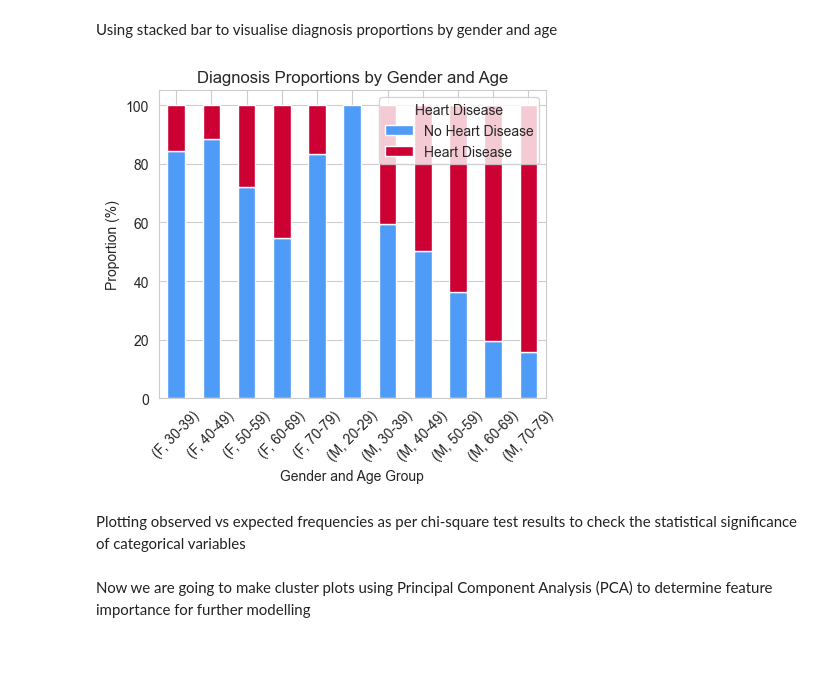
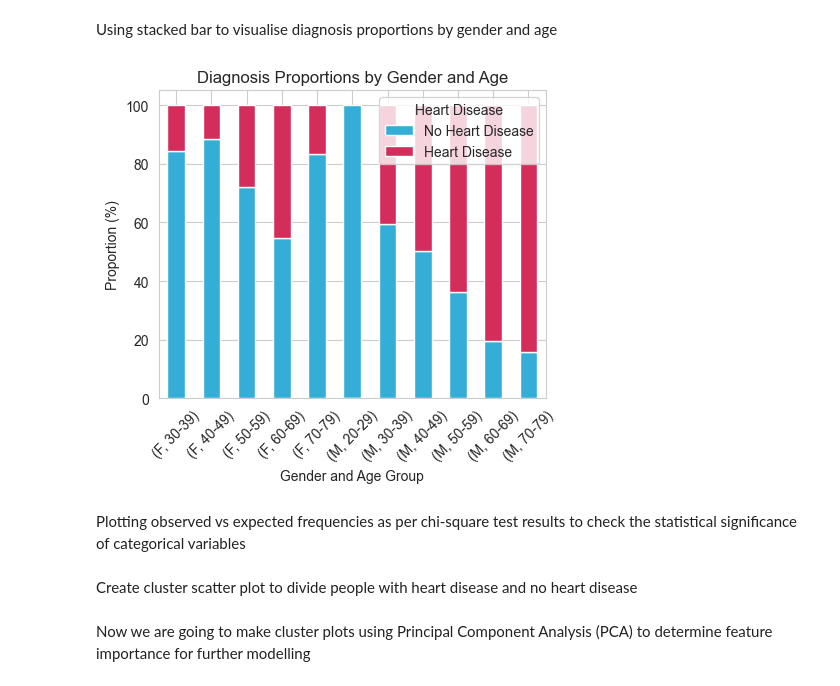
Before and after one commit to Iqra-qbl/Heart-Failure-Risk-Analysis, a Jupyter notebook: jupyter_notebooks/2. Data Visualisations.ipynb, the cells around one changed output. Drawn from its saved outputs; the diff is of its cells as text; code cells hidden in the pictures; blank space fills up the shorter version.

```diff
--- a/jupyter_notebooks/2. Data Visualisations.ipynb
+++ b/jupyter_notebooks/2. Data Visualisations.ipynb
@@ -319,19 +348,19 @@ Using stacked bar to visualise diagnosis proportions by gender and age
 # %%
 # Calculate the diagnosis distribution by gender and age group
 diagnosis_dist = df.pivot_table(index=['Sex', 'AgeGroup'], columns='HeartDisease', aggfunc='size', fill_value=0)
 diagnosis_dist = diagnosis_dist.div(diagnosis_dist.sum(axis=1), axis=0) * 100  # Convert to percentages
 
 # Plotting the stacked bar chart
 diagnosis_dist.columns = ['No Heart Disease', 'Heart Disease']  # Update column names for clarity
-diagnosis_dist.plot(kind='bar', stacked=True, color=custom_palette, figsize=(5, 4))
+diagnosis_dist.plot(kind='bar', stacked=True, color=['#35AED7', '#D42D5C'], figsize=(5, 4))
 plt.title('Diagnosis Proportions by Gender and Age')
 plt.xlabel('Gender and Age Group')
 plt.ylabel('Proportion (%)')
 plt.legend(title='Heart Disease', loc='upper right')
 plt.xticks(rotation=45)
 plt.show()
 # %% [output]
-[figure, old version]
+[figure, new version]
 # %% [markdown]
 Plotting observed vs expected frequencies as per chi-square test results to check the statistical significance of categorical variables
 # %%
@@ -381,6 +411,8 @@ for col in categorical_columns:
     )
 
     fig.show()
+# %% [markdown]
+Create  cluster scatter plot to divide people with heart disease and no heart disease
 # %% [markdown]
 Now we are going to make cluster plots using Principal Component Analysis (PCA) to determine feature importance for further modelling
 # %%
```
Also changed, not shown: parts of 26 cells of this notebook, 16 other files.
